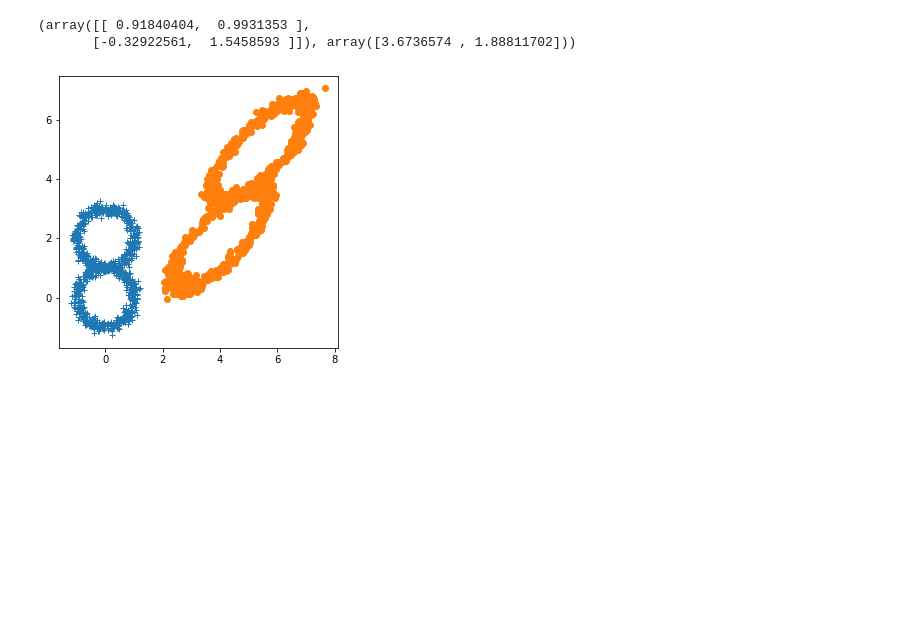
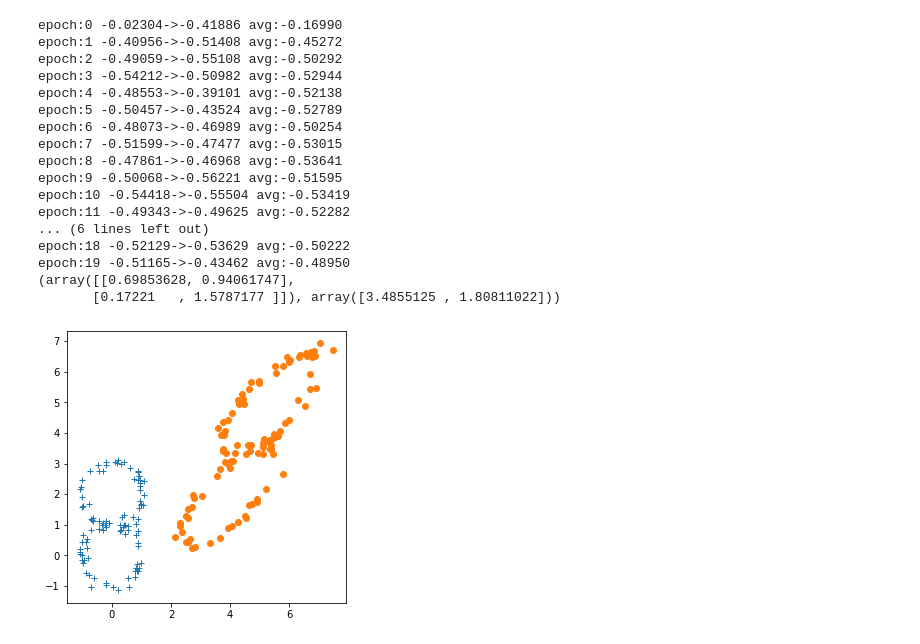
Before and after one commit to calvinmccarter/condo-adapter, a Jupyter notebook: examples/plot_otda_linear_mapping.ipynb, the cells around one changed output. Cells and saved outputs as stored; diff of their text form; code cells hidden in the pictures; blank space fills up the shorter version.

```diff
--- a/examples/plot_otda_linear_mapping.ipynb
+++ b/examples/plot_otda_linear_mapping.ipynb
@@ -25,7 +25,7 @@ import condo
 # Generate data
 # -------------
 
-n = 1000
+n = 100
 d = 2
 sigma = .1
 
@@ -45,42 +45,65 @@ xt = np.concatenate((np.sin(anglet), np.cos(anglet)),
 xt[:n // 2, 1] += 2
 
 
 A = np.array([[1.5, .7], [.7, 1.5]])
+#A = np.array([[ 0.064,  1.117], [-1.485,  1.315]])
 b = np.array([[4, 2]])
+#b = np.array([3.564, 2.148])
 xt = xt.dot(A) + b
 
 ##############################################################################
 # Plot data
 # ---------
 
 plt.figure(1, (5, 5))
 plt.plot(xs[:, 0], xs[:, 1], '+')
 plt.plot(xt[:, 0], xt[:, 1], 'o')
 
 
 ##############################################################################
 # Estimate linear mapping and transport
 # -------------------------------------
 
 Ae, be = ot.da.OT_mapping_linear(xs, xt)
 
 xst = xs.dot(Ae) + be
 
 cder = condo.ConDoAdapter(
-    sampling="proportional",
-    transform_type="joint",
-    model_type="linear",
-    kld_direction="reverse",
+    sampling="source",
+    transform_type="affine",
+    model_type="empirical",
+    divergence="mmd",
+    mmd_kwargs={"epochs": 20, "alpha": 0.1, "beta": 0.0},
     debug=False,
-    verbose=0
+    verbose=1
 )
-cder.fit(xs, xt, np.random.normal(0, 1e-3, size=(n,1)), np.random.normal(0, 1e-3, size=(n,1)))
+ys = rng.choice(['hotdog', 'not'], size=(n,1))
+yt = rng.choice(['hotdog', 'not'], size=(n,1))
+#ys = rng.normal(0, 1, size=(n,1))
+#yt = rng.normal(0, 1, size=(n,1))
+cder.fit(xs, xt, ys, yt)
 print((cder.M_, cder.b_))
 xs_adapted = cder.transform(xs)
+xs_adapted2 = xs.dot(cder.M_) + cder.b_
 # %% [output]
-(array([[ 0.91840404,  0.9931353 ],
-       [-0.32922561,  1.5458593 ]]), array([3.6736574 , 1.88811702]))
+epoch:0 -0.02304->-0.41886 avg:-0.16990
+epoch:1 -0.40956->-0.51408 avg:-0.45272
+epoch:2 -0.49059->-0.55108 avg:-0.50292
+epoch:3 -0.54212->-0.50982 avg:-0.52944
+epoch:4 -0.48553->-0.39101 avg:-0.52138
+epoch:5 -0.50457->-0.43524 avg:-0.52789
+epoch:6 -0.48073->-0.46989 avg:-0.50254
+epoch:7 -0.51599->-0.47477 avg:-0.53015
+epoch:8 -0.47861->-0.46968 avg:-0.53641
+epoch:9 -0.50068->-0.56221 avg:-0.51595
+epoch:10 -0.54418->-0.55504 avg:-0.53419
+epoch:11 -0.49343->-0.49625 avg:-0.52282
+... (6 lines left out)
+epoch:18 -0.52129->-0.53629 avg:-0.50222
+epoch:19 -0.51165->-0.43462 avg:-0.48950
+(array([[0.69853628, 0.94061747],
+       [0.17221   , 1.5787177 ]]), array([3.4855125 , 1.80811022]))
-[figure, old version]
+[figure, new version]
 # %%
 ##############################################################################
 # Plot transported samples
```
Also changed, not shown: parts of 35 cells of this notebook, 2 other files.
